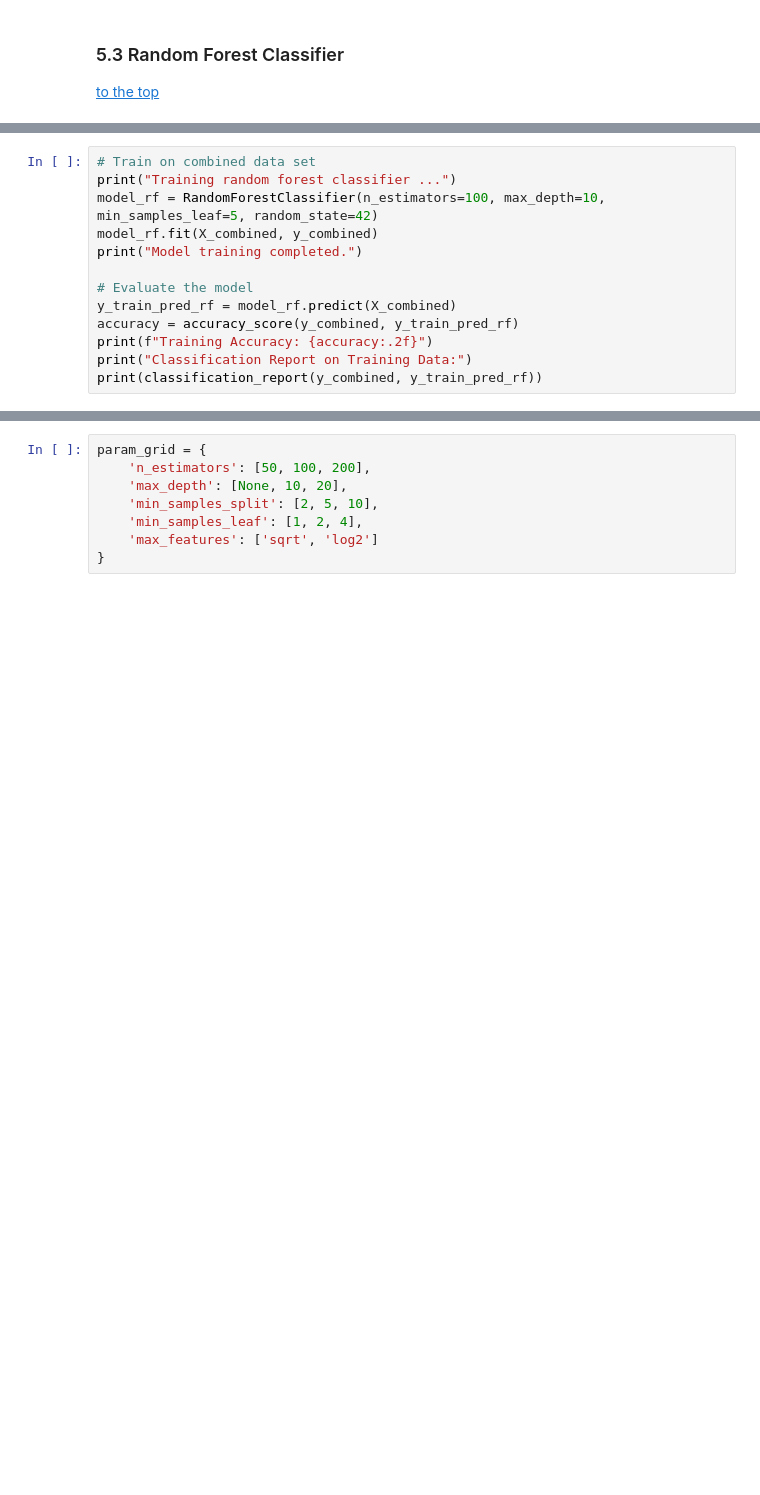
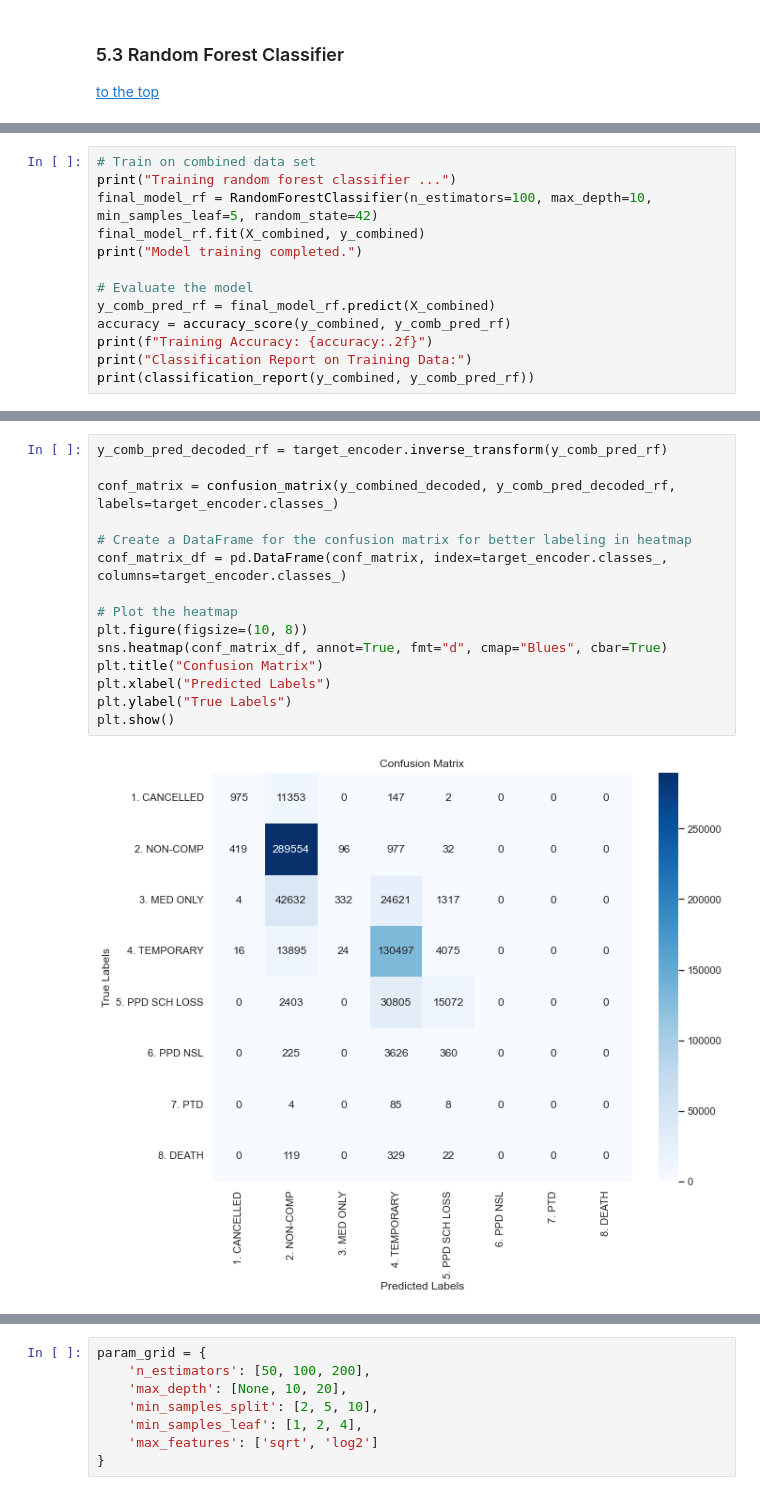
Before and after one commit to LenaHermann/ML_Project_Group52, a Jupyter notebook: Homework_Group52.ipynb, the cells around one changed output, grey strips where cells are left out. Saved outputs shown, nothing was run; the diff lists cells and outputs as text; blank space fills up the shorter version.

```diff
--- a/Homework_Group52.ipynb
+++ b/Homework_Group52.ipynb
@@ -3209,16 +3314,16 @@ weighted avg       0.64      0.69      0.65    114806
 # %%
 # Train on combined data set
 print("Training random forest classifier ...")
-model_rf = RandomForestClassifier(n_estimators=100, max_depth=10, min_samples_leaf=5, random_state=42)
-model_rf.fit(X_combined, y_combined)
+final_model_rf = RandomForestClassifier(n_estimators=100, max_depth=10, min_samples_leaf=5, random_state=42)
+final_model_rf.fit(X_combined, y_combined)
 print("Model training completed.")
 
 # Evaluate the model
-y_train_pred_rf = model_rf.predict(X_combined)
-accuracy = accuracy_score(y_combined, y_train_pred_rf)
+y_comb_pred_rf = final_model_rf.predict(X_combined)
+accuracy = accuracy_score(y_combined, y_comb_pred_rf)
 print(f"Training Accuracy: {accuracy:.2f}")
 print("Classification Report on Training Data:")
-print(classification_report(y_combined, y_train_pred_rf))
+print(classification_report(y_combined, y_comb_pred_rf))
 # %% [output]
 Training random forest classifier ...
 Model training completed.
@@ -3240,0 +3346,17 @@ weighted avg       0.76      0.76      0.69    574026
+# %%
+y_comb_pred_decoded_rf = target_encoder.inverse_transform(y_comb_pred_rf)
+
+conf_matrix = confusion_matrix(y_combined_decoded, y_comb_pred_decoded_rf, labels=target_encoder.classes_)
+
+# Create a DataFrame for the confusion matrix for better labeling in heatmap
+conf_matrix_df = pd.DataFrame(conf_matrix, index=target_encoder.classes_, columns=target_encoder.classes_)
+
+# Plot the heatmap
+plt.figure(figsize=(10, 8))
+sns.heatmap(conf_matrix_df, annot=True, fmt="d", cmap="Blues", cbar=True)
+plt.title("Confusion Matrix")
+plt.xlabel("Predicted Labels")
+plt.ylabel("True Labels")
+plt.show()
+# %% [output]
+[figure, added]
```
Also changed, not shown: parts of 32 cells of this notebook, 2 other files.
